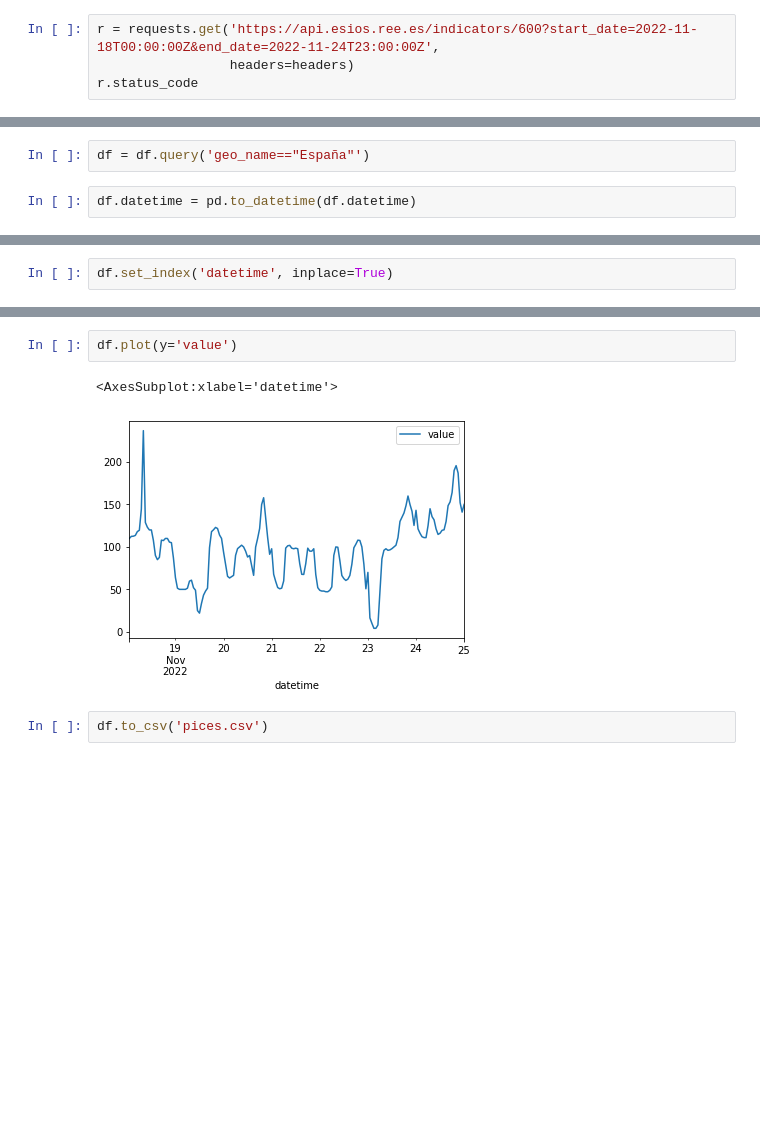
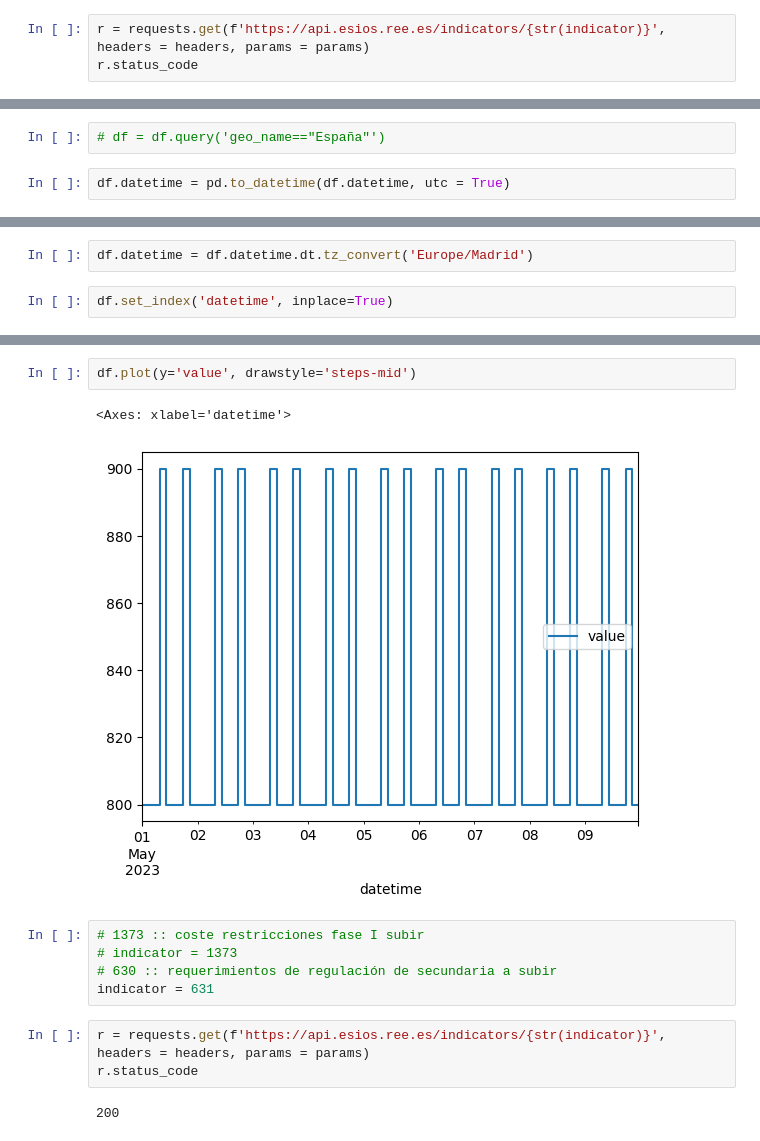
Before and after one commit to EladioJES/ESIOS, a Jupyter notebook: Untitled.ipynb, the cells around one changed output, grey strips where cells are left out. Cells and saved outputs as stored; diff of their text form; blank space fills up the shorter version.

```diff
--- a/Untitled.ipynb
+++ b/Untitled.ipynb
@@ -18,6 +64,5 @@ headers['Cookie'] = ''
 # %%
-r = requests.get('https://api.esios.ree.es/indicators/600?start_date=2022-11-18T00:00:00Z&end_date=2022-11-24T23:00:00Z',
-                 headers=headers)
+r = requests.get(f'https://api.esios.ree.es/indicators/{str(indicator)}', headers = headers, params = params)
 r.status_code
 # %% [output]
 200
@@ -32,6 +89,6 @@ dict_keys(['name', 'short_name', 'id', 'composited', 'step_type', 'disaggregated
 # %%
 df = pd.DataFrame(r.json()['indicator']['values'])
 # %%
-df = df.query('geo_name=="España"')
+# df = df.query('geo_name=="España"')
 # %%
-df.datetime = pd.to_datetime(df.datetime)
+df.datetime = pd.to_datetime(df.datetime, utc = True)
@@ -48,2 +108,4 @@ dtype: object
+# %%
+df.datetime = df.datetime.dt.tz_convert('Europe/Madrid')
 # %%
 df.set_index('datetime', inplace=True)
@@ -50,7 +122,15 @@ df.set_index('datetime', inplace=True)
 # %%
-df.plot(y='value')
+df.plot(y='value', drawstyle='steps-mid')
 # %% [output]
-<AxesSubplot:xlabel='datetime'>
+<Axes: xlabel='datetime'>
-[figure, old version]
+[figure, new version]
-# %%
-df.to_csv('pices.csv')
+# %%
+# 1373 :: coste restricciones fase I subir
+# indicator = 1373
+# 630 :: requerimientos de regulación de secundaria a subir
+indicator = 631
+# %%
+r = requests.get(f'https://api.esios.ree.es/indicators/{str(indicator)}', headers = headers, params = params)
+r.status_code
+# %% [output]
+200
```
Also changed, not shown: parts of 60 cells of this notebook, 2 other files.
